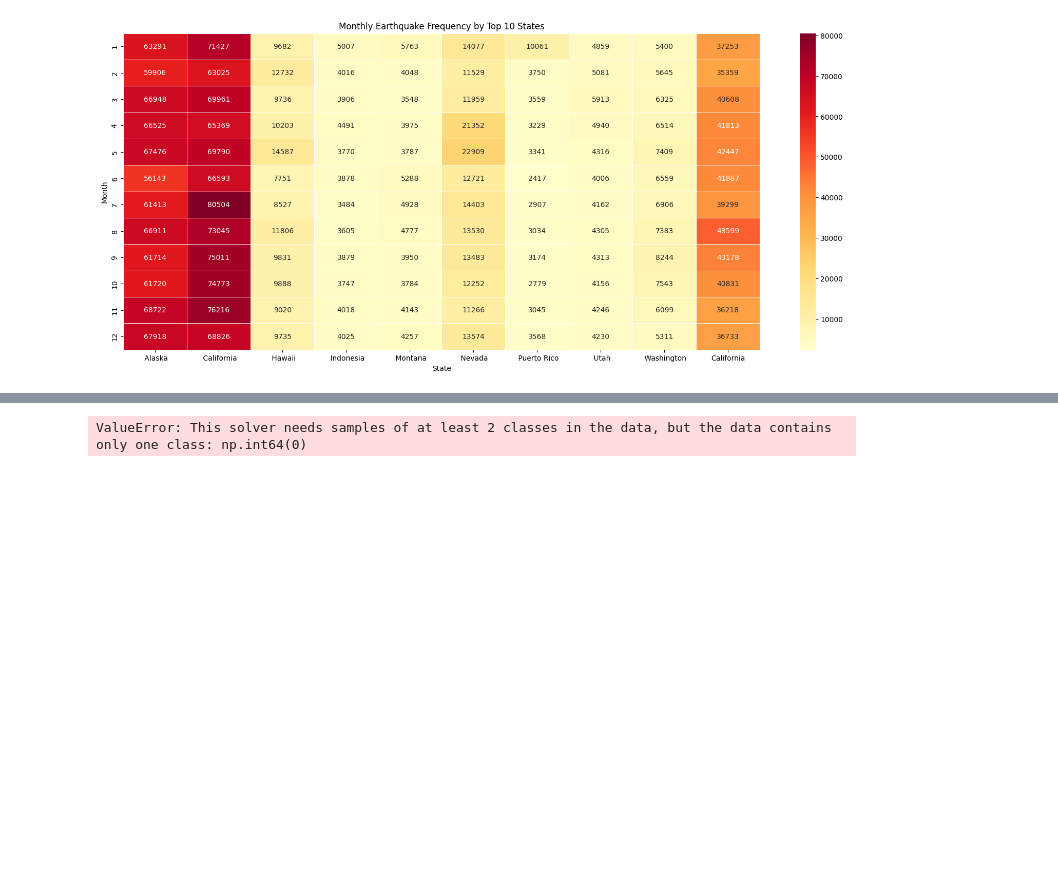
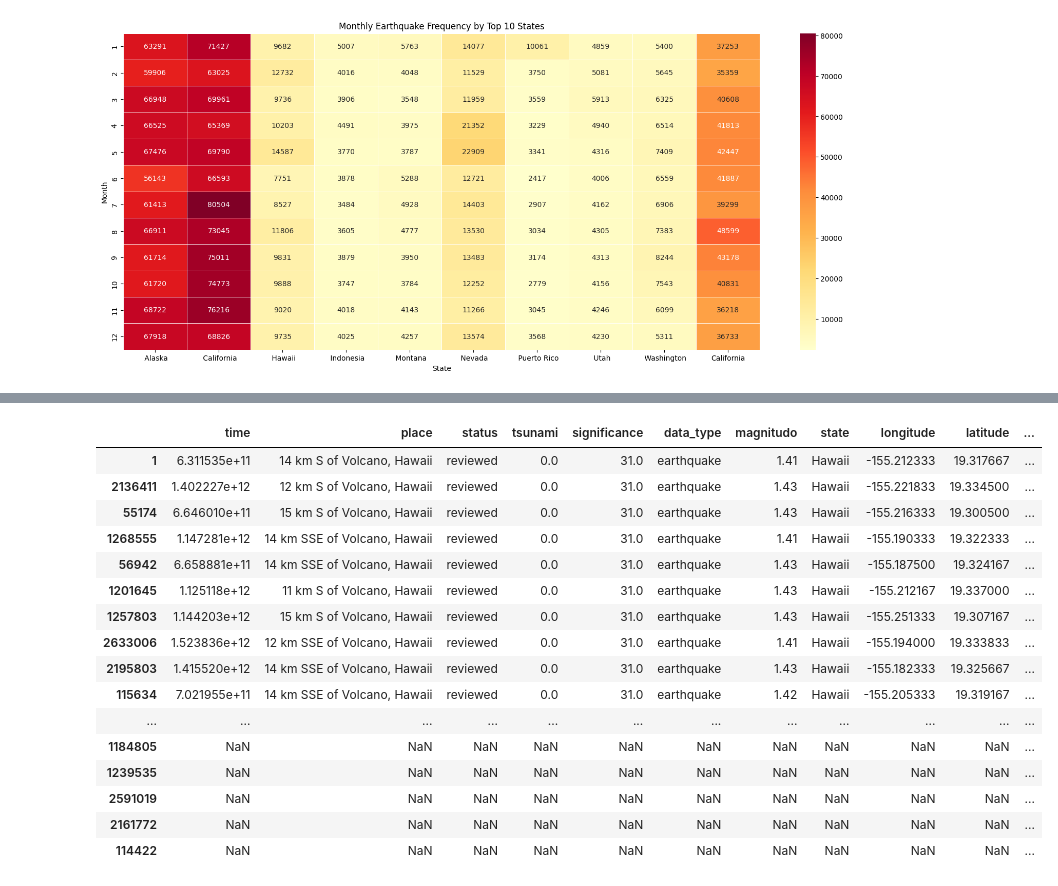
Before and after one commit to MDRobiulhassan/Machine-Learning-Course, a Jupyter notebook: Earthquake_Prediction.ipynb, the cells around one changed output, grey strips where cells are left out. Saved outputs shown, nothing was run; the diff lists cells and outputs as text; code cells hidden in the pictures; blank space fills up the shorter version.

```diff
--- a/Earthquake_Prediction.ipynb
+++ b/Earthquake_Prediction.ipynb
@@ -367,21 +331,15 @@ Standardized data sample:
 # %%
-# Function to compute kNN distances
-def get_knn(df, feature_names, n, k, metric='euclidean'):
+ def get_knn(df, n, k, feature_names, metric='euclidean'):
     """
-    df : DataFrame
-    feature_names : list of numeric features to use
-    n : index of the row to find neighbors for
-    k : number of neighbors
-    metric : distance metric ('euclidean' or 'manhattan')
+    Display k nearest neighbors for a given row n in df.
     """
     nbrs = NearestNeighbors(n_neighbors=k, metric=metric, algorithm='brute')
     nbrs.fit(df[feature_names])
-    distances, indices = nbrs.kneighbors([df.iloc[n][feature_names]], return_distance=True)
+    nbrs_distances, nbrs_indices = nbrs.kneighbors([df.iloc[n][feature_names]], k, return_distance=True)
 
-    # Combine neighbor info with distances
     df_res = pd.concat([
-        df.iloc[indices[0]].reset_index(drop=True),
-        pd.DataFrame(distances.T, index=range(k), columns=['distance'])
+        df.iloc[nbrs_indices[0]],
+        pd.DataFrame(nbrs_distances.T, index=nbrs_indices[0], columns=['distance'])
     ], axis=1)
 
     return df_res
@@ -434,3 +346,2 @@ from sklearn.metrics import f1_score, roc_auc_score
 # %%
-features = ['significance', 'magnitudo', 'depth', 'longitude', 'latitude']
-target = 'tsunami'
+feature_names = ['magnitudo', 'depth', 'longitude', 'latitude', 'significance', 'tsunami']
@@ -443,7 +348,22 @@ X_valid, X_test, y_valid, y_test = train_test_split(X_temp, y_temp, test_size=0.
-# %%
-beforeScaling_lr = LogisticRegression(random_state=42, max_iter=1000)
-beforeScaling_lr.fit(X_train, y_train)
-y_pred_valid = beforeScaling_lr.predict(X_valid)
-y_prob_valid = beforeScaling_lr.predict_proba(X_valid)[:, 1]
-# %% [output]
-ValueError: This solver needs samples of at least 2 classes in the data, but the data contains only one class: np.int64(0)
+# %%
+# Euclidean distance
+unscaled_knn_euclidean = get_knn(df, 1, 10, feature_names, metric='euclidean')
+unscaled_knn_euclidean
+# %% [output]
+|  | time | place | status | tsunami | significance | data_type | magnitudo | state | longitude | latitude | ... |
+| 1 | 6.311535e+11 | 14 km S of Volcano, Hawaii | reviewed | 0.0 | 31.0 | earthquake | 1.41 | Hawaii | -155.212333 | 19.317667 | ... |
+| 2136411 | 1.402227e+12 | 12 km S of Volcano, Hawaii | reviewed | 0.0 | 31.0 | earthquake | 1.43 | Hawaii | -155.221833 | 19.334500 | ... |
+| 55174 | 6.646010e+11 | 15 km S of Volcano, Hawaii | reviewed | 0.0 | 31.0 | earthquake | 1.43 | Hawaii | -155.216333 | 19.300500 | ... |
+| 1268555 | 1.147281e+12 | 14 km SSE of Volcano, Hawaii | reviewed | 0.0 | 31.0 | earthquake | 1.41 | Hawaii | -155.190333 | 19.322333 | ... |
+| 56942 | 6.658881e+11 | 14 km SSE of Volcano, Hawaii | reviewed | 0.0 | 31.0 | earthquake | 1.43 | Hawaii | -155.187500 | 19.324167 | ... |
+| 1201645 | 1.125118e+12 | 11 km S of Volcano, Hawaii | reviewed | 0.0 | 31.0 | earthquake | 1.43 | Hawaii | -155.212167 | 19.337000 | ... |
+| 1257803 | 1.144203e+12 | 15 km S of Volcano, Hawaii | reviewed | 0.0 | 31.0 | earthquake | 1.43 | Hawaii | -155.251333 | 19.307167 | ... |
+| 2633006 | 1.523836e+12 | 12 km SSE of Volcano, Hawaii | reviewed | 0.0 | 31.0 | earthquake | 1.41 | Hawaii | -155.194000 | 19.333833 | ... |
+| 2195803 | 1.415520e+12 | 14 km SSE of Volcano, Hawaii | reviewed | 0.0 | 31.0 | earthquake | 1.43 | Hawaii | -155.182333 | 19.325667 | ... |
+| 115634 | 7.021955e+11 | 14 km SSE of Volcano, Hawaii | reviewed | 0.0 | 31.0 | earthquake | 1.42 | Hawaii | -155.205333 | 19.319167 | ... |
+| ... | ... | ... | ... | ... | ... | ... | ... | ... | ... | ... | ... |
+| 1184805 | NaN | NaN | NaN | NaN | NaN | NaN | NaN | NaN | NaN | NaN | ... |
+| 1239535 | NaN | NaN | NaN | NaN | NaN | NaN | NaN | NaN | NaN | NaN | ... |
+| 2591019 | NaN | NaN | NaN | NaN | NaN | NaN | NaN | NaN | NaN | NaN | ... |
+| 2161772 | NaN | NaN | NaN | NaN | NaN | NaN | NaN | NaN | NaN | NaN | ... |
+| 114422 | NaN | NaN | NaN | NaN | NaN | NaN | NaN | NaN | NaN | NaN | ... |
```
Also changed, not shown: parts of 24 cells of this notebook.
